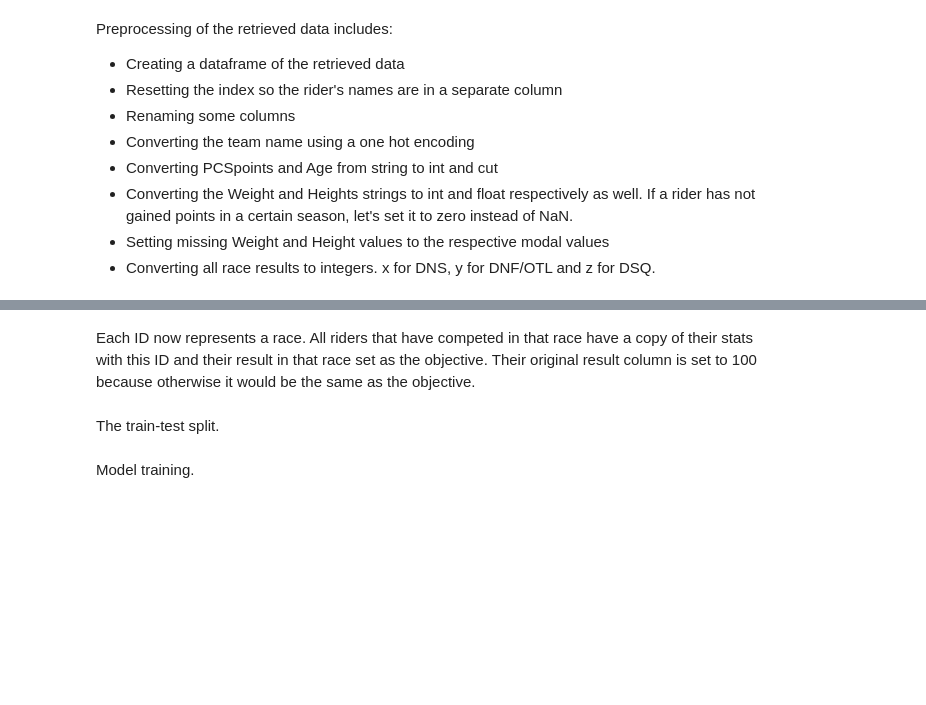
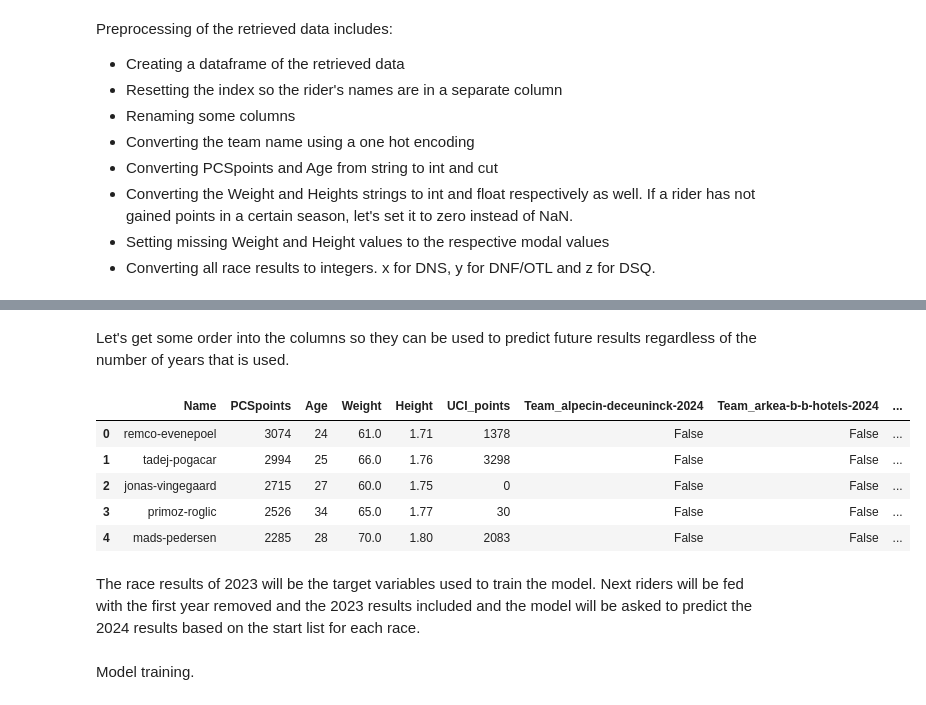
Before and after one commit to BasCarpentero/SporzaWielerBot, a Jupyter notebook: sporzawielerbot.ipynb, the cells around one changed output, grey strips where cells are left out. Drawn from its saved outputs; the diff is of its cells as text; code cells hidden in the pictures; blank space fills up the shorter version.

Commit message:
Kaggle Notebook | SporzaWielerBot | Version 8

```diff
--- a/sporzawielerbot.ipynb
+++ b/sporzawielerbot.ipynb
@@ -312,4 +290,0 @@ print(q_rider_data)
-# %% [markdown]
-Each ID now represents a race. All riders that have competed in that race have a copy of their stats with this ID and their result in that race set as the objective. Their original result column is set to 100 because otherwise it would be the same as the objective.
-# %% [markdown]
-The train-test split.
@@ -327,0 +291,55 @@ y_validation = validation_df["Objective"]
+# %% [markdown]
+Let's get some order into the columns so they can be used to predict future results regardless of the number of years that is used.
+# %%
+# The first columns will always be the same, regardless of the number of years used.
+order = ['Name',
+         'PCSpoints',
+         'Age',
+         'Weight',
+         'Height',
+         'UCI_points',
+         'Team_alpecin-deceuninck-2024',
+         'Team_arkea-b-b-hotels-2024',
+         'Team_astana-qazaqstan-team-2024',
+         'Team_bahrain-victorious-2024',
+         'Team_bora-hansgrohe-2024',
+         'Team_burgos-bh-2024',
+         'Team_caja-rural-seguros-rga-2024',
+         'Team_cofidis-2024',
+         'Team_decathlon-ag2r-la-mondiale-2024',
+         'Team_ef-education-easypost-2024',
+         'Team_green-project-bardiani-csf-faizane-2024',
+         'Team_groupama-fdj-2024',
+         'Team_ineos-grenadiers-2024',
+         'Team_intermarche-circus-want-2024',
+         'Team_israel-premier-tech-2024',
+         'Team_lidl-trek-2024',
+         'Team_lotto-dstny-2024',
+         'Team_movistar-team-2024',
+         'Team_q365-pro-cycing-2024',
+         'Team_soudal-quick-step-2024',
+         'Team_tarteletto-isorex-2024',
+         'Team_team-dsm-firmenich-postnl-2024',
+         'Team_team-jayco-alula-2024',
+         'Team_team-medellin-2024',
+         'Team_team-totalenergies-2024',
+         'Team_team-visma-lease-a-bike-2024',
+         'Team_tudor-pro-cycling-team-2024',
+         'Team_uae-team-emirates-2024',
+         'Team_uno-x-mobility-2024']
+# The number of ptn/{year} categories will depend on the number of years used.
+order.extend(f"ptn/{year}" for year in years)
+order.extend(f"{race}/{year}" for year in years for race in sporza_races)
+rider_data = rider_data[order]
+# %%
+pd.set_option('display.max_columns', None)
+rider_data.head()
+# %% [output]
+|  | Name | PCSpoints | Age | Weight | Height | UCI_points | Team_alpecin-deceuninck-2024 | Team_arkea-b-b-hotels-2024 | ... |
+| 0 | remco-evenepoel | 3074 | 24 | 61.0 | 1.71 | 1378 | False | False | ... |
+| 1 | tadej-pogacar | 2994 | 25 | 66.0 | 1.76 | 3298 | False | False | ... |
+| 2 | jonas-vingegaard | 2715 | 27 | 60.0 | 1.75 | 0 | False | False | ... |
+| 3 | primoz-roglic | 2526 | 34 | 65.0 | 1.77 | 30 | False | False | ... |
+| 4 | mads-pedersen | 2285 | 28 | 70.0 | 1.80 | 2083 | False | False | ... |
+# %% [markdown]
+The race results of 2023 will be the target variables used to train the model. Next riders will be fed with the first year removed and the 2023 results included and the model will be asked to predict the 2024 results based on the start list for each race.
```
Also changed, not shown: parts of 12 cells of this notebook.
